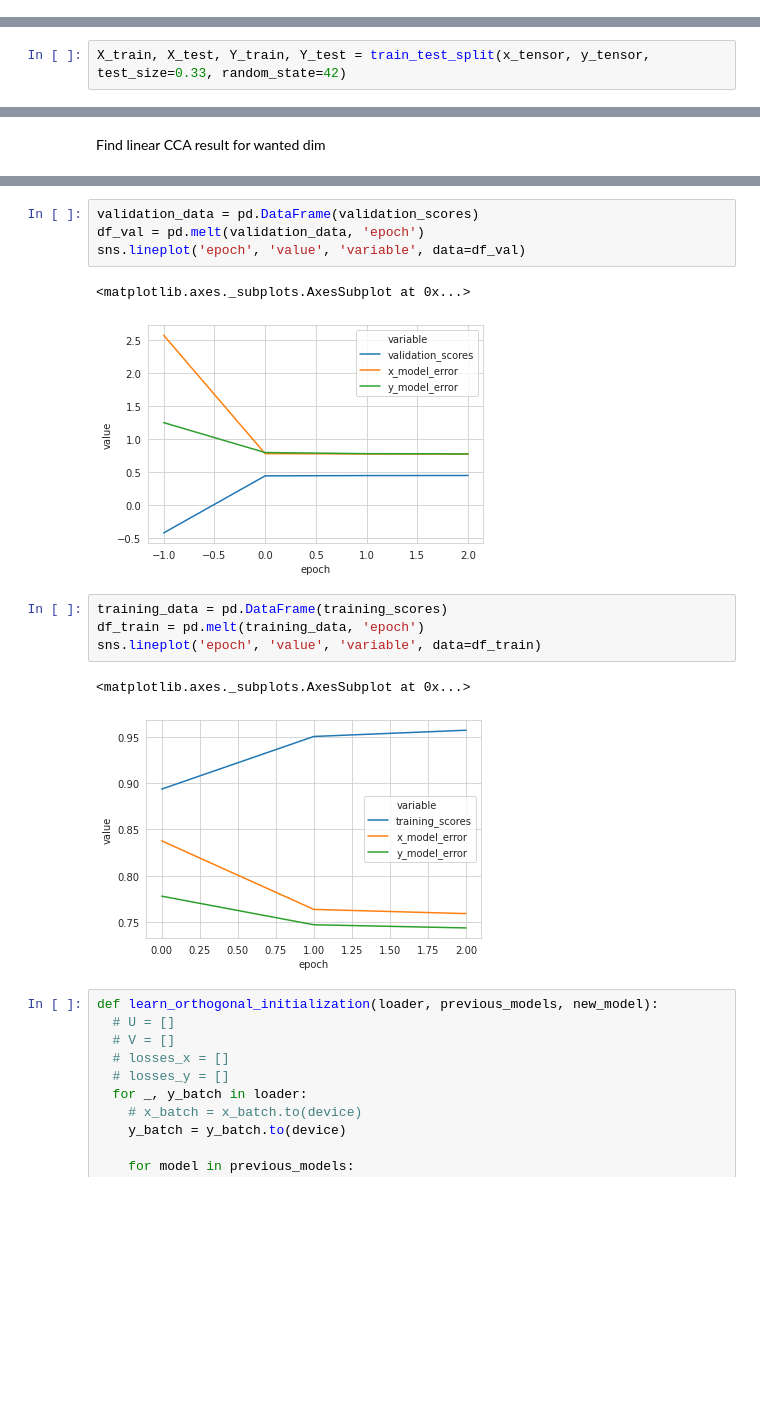
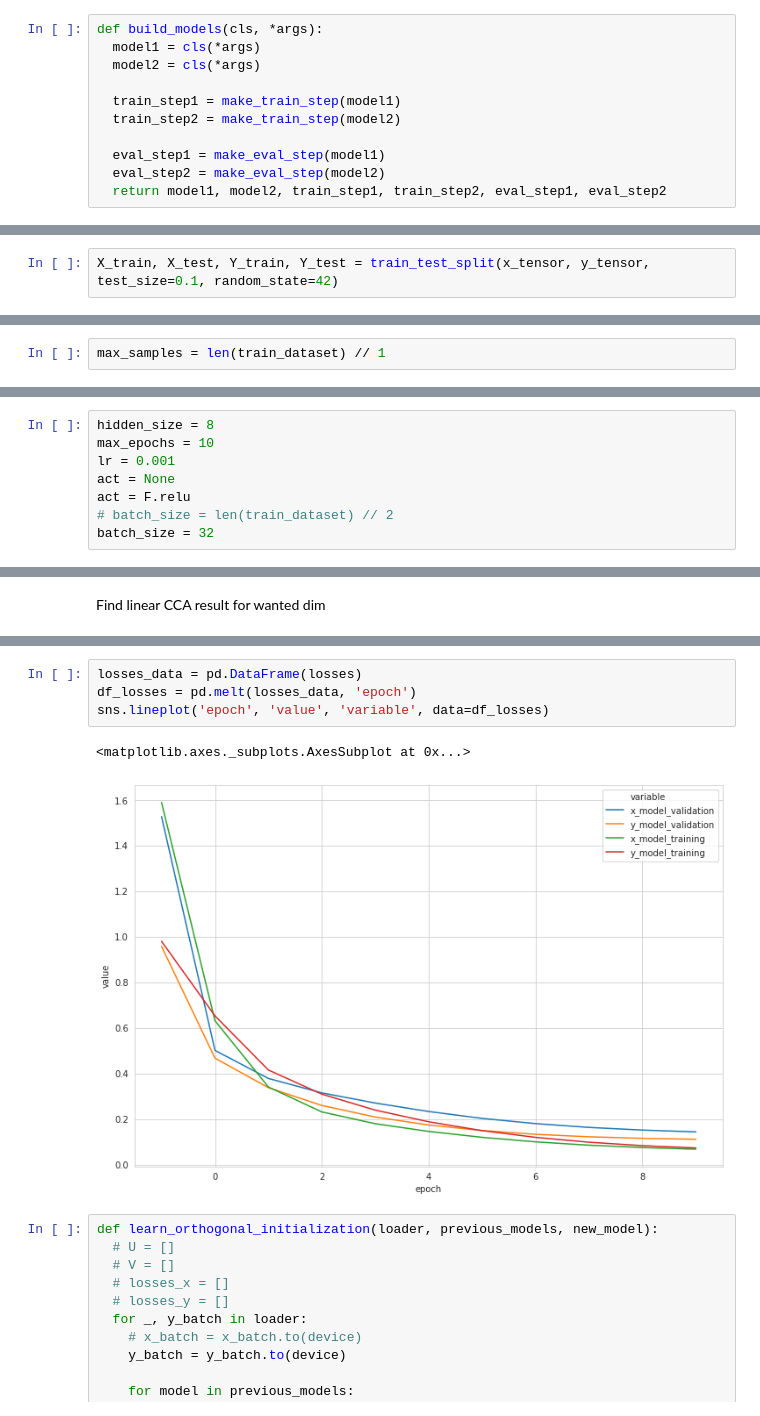
Before and after one commit to jonatanbarkan/ACEDeep, a Jupyter notebook: ADCEs.ipynb, the cells around one changed output, grey strips where cells are left out. Cells and saved outputs as stored; diff of their text form; blank space fills up the shorter version.

```diff
--- a/ADCEs.ipynb
+++ b/ADCEs.ipynb
@@ -162 +276,12 @@ def apply_transform(model, inp, zero_mean=True, unit_var=True):
+# %%
+def build_models(cls, *args):
+  model1 = cls(*args)
+  model2 = cls(*args)
+
+  train_step1 = make_train_step(model1)
+  train_step2 = make_train_step(model2)
+
+  eval_step1 = make_eval_step(model1)
+  eval_step2 = make_eval_step(model2)
+  return model1, model2, train_step1, train_step2, eval_step1, eval_step2
 # %% [markdown]
@@ -167,4 +292,4 @@ y_tensor = torch.from_numpy(Y).float()
 # %%
 from sklearn.model_selection import train_test_split
 # %%
-X_train, X_test, Y_train, Y_test = train_test_split(x_tensor, y_tensor, test_size=0.33, random_state=42)
+X_train, X_test, Y_train, Y_test = train_test_split(x_tensor, y_tensor, test_size=0.1, random_state=42)
@@ -182,3 +298,5 @@ train_dataset = TensorDataset(X_train, Y_train)
 val_dataset = TensorDataset(X_test, Y_test)
 # %%
 # train_dataset, val_dataset = random_split(dataset, [train_len, val_len])
+# %%
+max_samples = len(train_dataset) // 1
@@ -184,0 +309,8 @@ val_dataset = TensorDataset(X_test, Y_test)
+# %%
+hidden_size = 8
+max_epochs = 10
+lr = 0.001
+act = None
+act = F.relu
+# batch_size = len(train_dataset) // 2
+batch_size = 32
@@ -323,17 +406,10 @@ for epoch in range(max_epochs):
 # %%
-validation_data = pd.DataFrame(validation_scores)
-df_val = pd.melt(validation_data, 'epoch')
-sns.lineplot('epoch', 'value', 'variable', data=df_val)
+losses_data = pd.DataFrame(losses)
+df_losses = pd.melt(losses_data, 'epoch')
+sns.lineplot('epoch', 'value', 'variable', data=df_losses)
 # %% [output]
 <matplotlib.axes._subplots.AxesSubplot at 0x...>
-[figure, old version]
+[figure, new version]
-# %%
-training_data = pd.DataFrame(training_scores)
-df_train = pd.melt(training_data, 'epoch')
-sns.lineplot('epoch', 'value', 'variable', data=df_train)
-# %% [output]
-<matplotlib.axes._subplots.AxesSubplot at 0x...>
-[figure, removed]
 # %%
 def learn_orthogonal_initialization(loader, previous_models, new_model):
   # U = []
```
Also changed, not shown: parts of 37 cells of this notebook.
